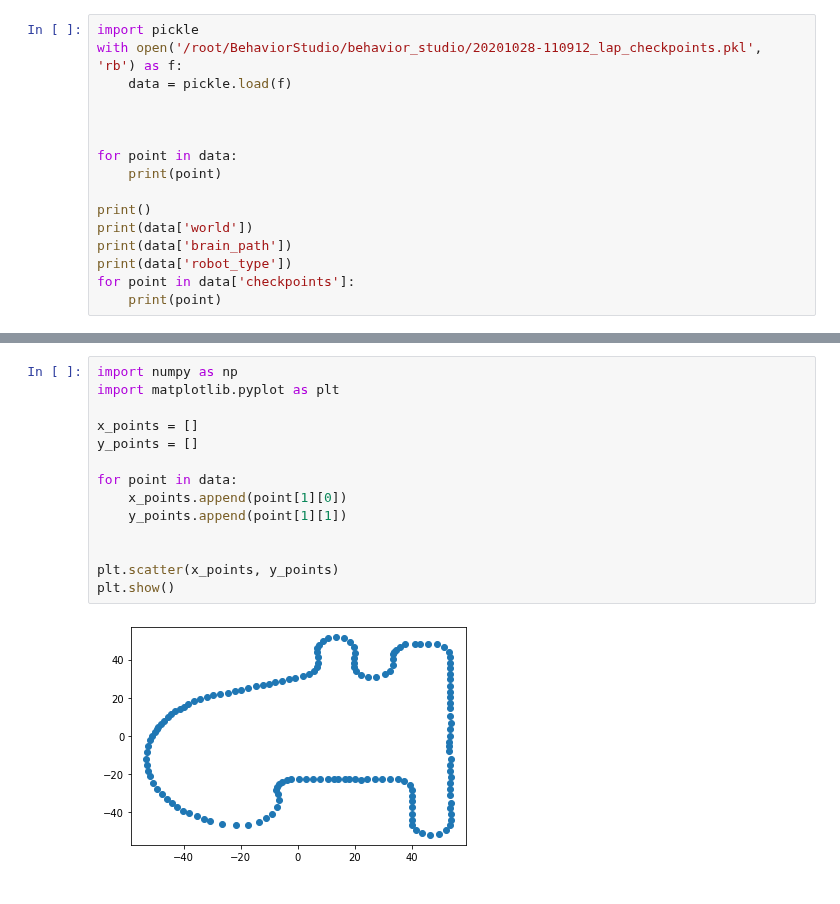
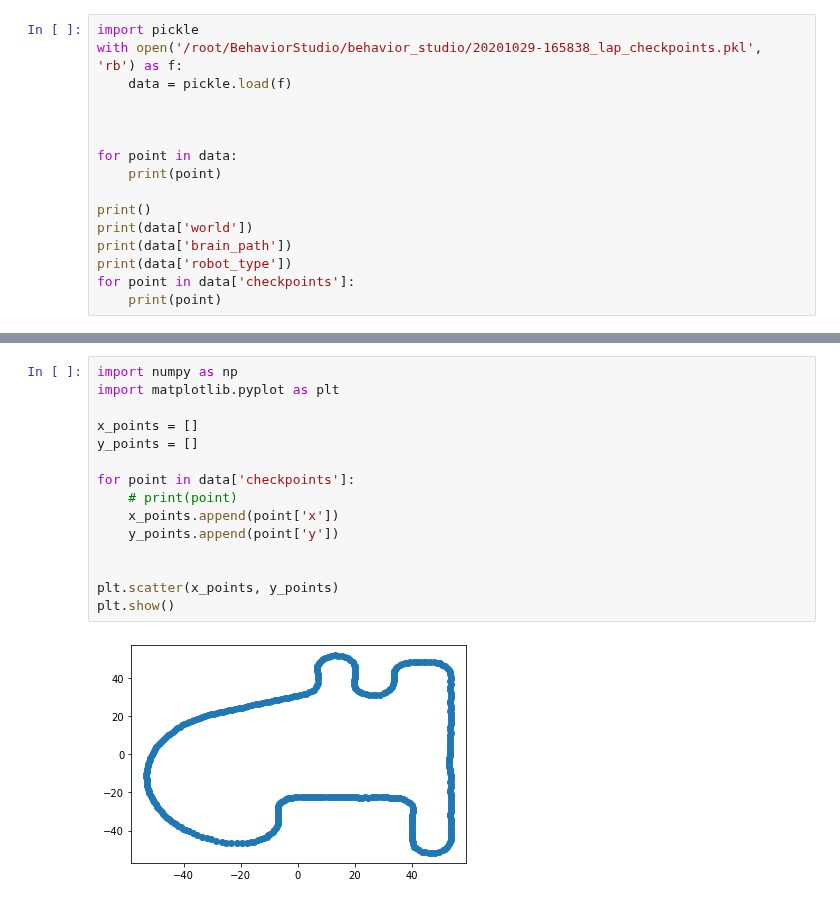
Before and after one commit to JdeRobot/BehaviorMetrics, a Jupyter notebook: behavior_studio/robot/playing_with_checkpoints_data.ipynb, the cells around one changed output, grey strips where cells are left out. Saved outputs shown, nothing was run; the diff lists cells and outputs as text.

```diff
--- a/behavior_studio/robot/playing_with_checkpoints_data.ipynb
+++ b/behavior_studio/robot/playing_with_checkpoints_data.ipynb
@@ -21,6 +1,6 @@ test_model_tf_keras_w.h5
 # %%
 import pickle
-with open('/root/BehaviorStudio/behavior_studio/20201028-110912_lap_checkpoints.pkl', 'rb') as f:
+with open('/root/BehaviorStudio/behavior_studio/20201029-165838_lap_checkpoints.pkl', 'rb') as f:
     data = pickle.load(f)
 
 
@@ -55,19 +35,20 @@ f1
 # %%
 import numpy as np
 import matplotlib.pyplot as plt
 
 x_points = []
 y_points = []
 
-for point in data:
-    x_points.append(point[1][0])
-    y_points.append(point[1][1])
+for point in data['checkpoints']:
+    # print(point)
+    x_points.append(point['x'])
+    y_points.append(point['y'])
 
 
 plt.scatter(x_points, y_points)
 plt.show()
 # %% [output]
-[figure, old version]
+[figure, new version]
 # %%
 def circuit_diameter(data):
     previous_point = []
```
Also changed, not shown: parts of 4 cells of this notebook, 1 other file.
